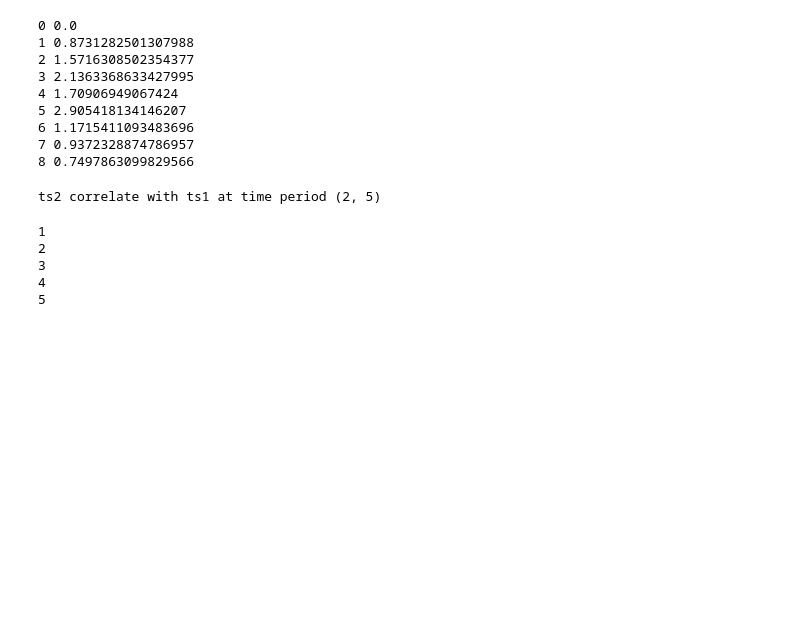
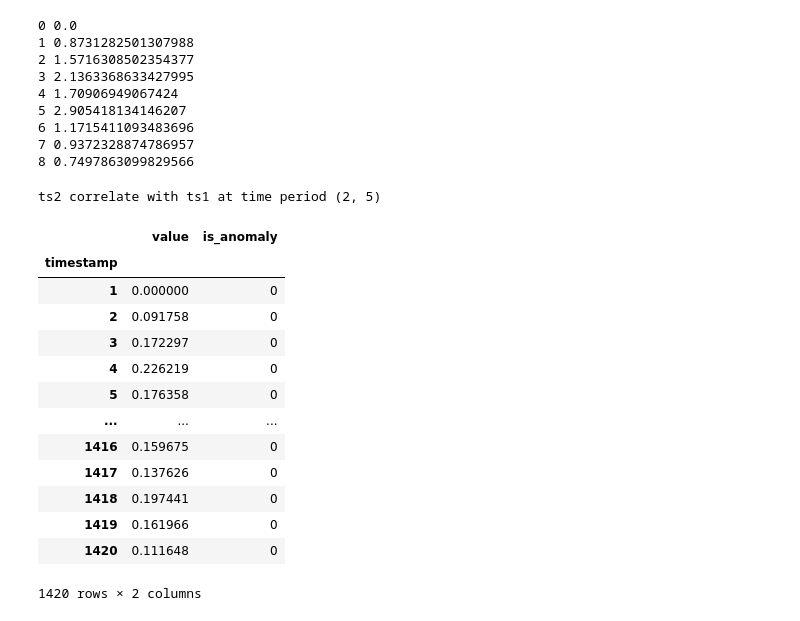
Before and after one commit to z-collective-io/time_series_anomaly_detection, a Jupyter notebook: luminol/luminol_implementation.ipynb, the cells around one changed output. Drawn from its saved outputs; the diff is of its cells as text; code cells hidden in the pictures; blank space fills up the shorter version.

```diff
--- a/luminol/luminol_implementation.ipynb
+++ b/luminol/luminol_implementation.ipynb
@@ -44,14 +44,22 @@ for a in anomalies:
         print("ts2 correlate with ts1 at time period (%d, %d)" % time_period)
 # %% [output]
 ts2 correlate with ts1 at time period (2, 5)
-# %%
-numbers = [1,2,3,4,5]
-
-for i in numbers:
-    print(i)
-# %% [output]
-1
-2
-3
-4
-5
+# %%
+a1_benchmark = pd.read_csv(r"C:\Users\Payton Rudnick\Documents\time_series_anomaly_detection\datasets\A1Benchmark\real_1.csv", index_col='timestamp')
+# %%
+a1_benchmark
+# %% [output]
+|  | value | is_anomaly |
+| timestamp |  |  |
+| 1 | 0.000000 | 0 |
+| 2 | 0.091758 | 0 |
+| 3 | 0.172297 | 0 |
+| 4 | 0.226219 | 0 |
+| 5 | 0.176358 | 0 |
+| ... | ... | ... |
+| 1416 | 0.159675 | 0 |
+| 1417 | 0.137626 | 0 |
+| 1418 | 0.197441 | 0 |
+| 1419 | 0.161966 | 0 |
+| 1420 | 0.111648 | 0 |
+1420 rows × 2 columns
```
Also changed, not shown: parts of 7 cells of this notebook.
